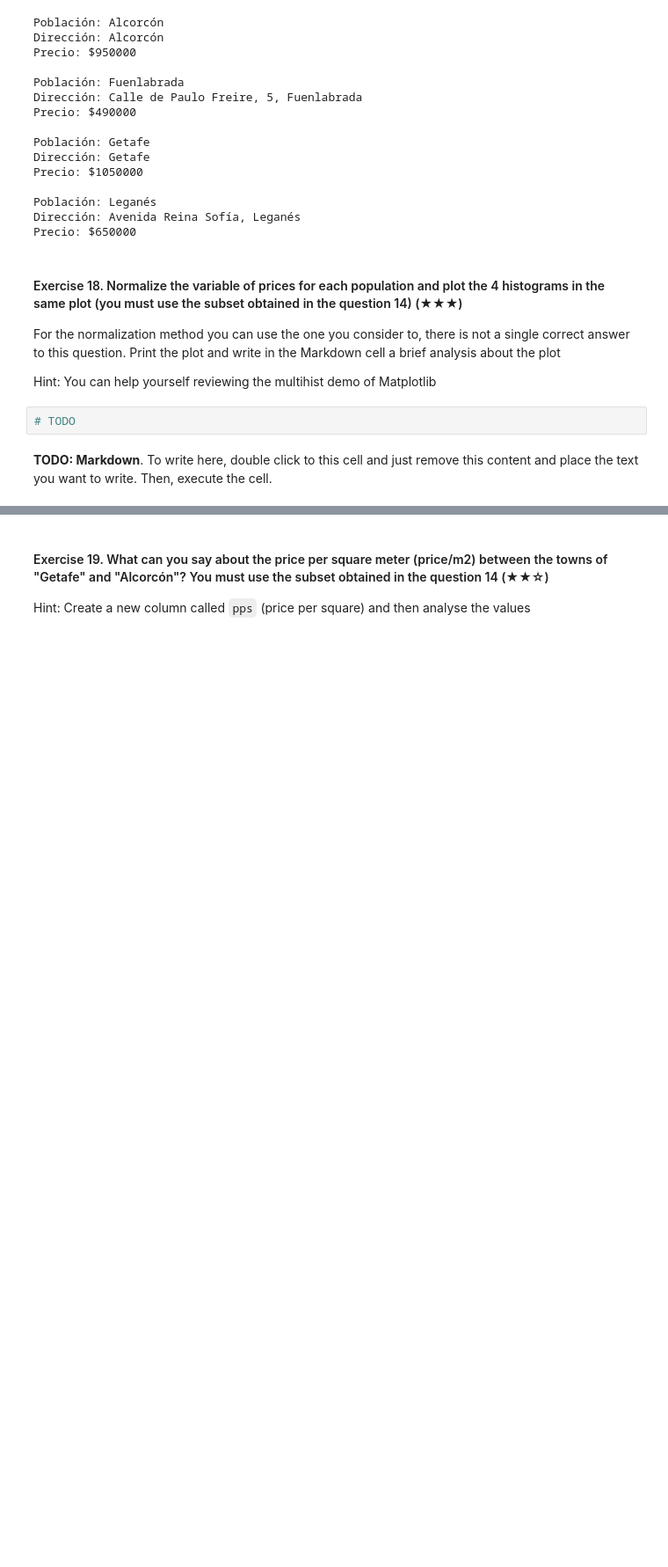
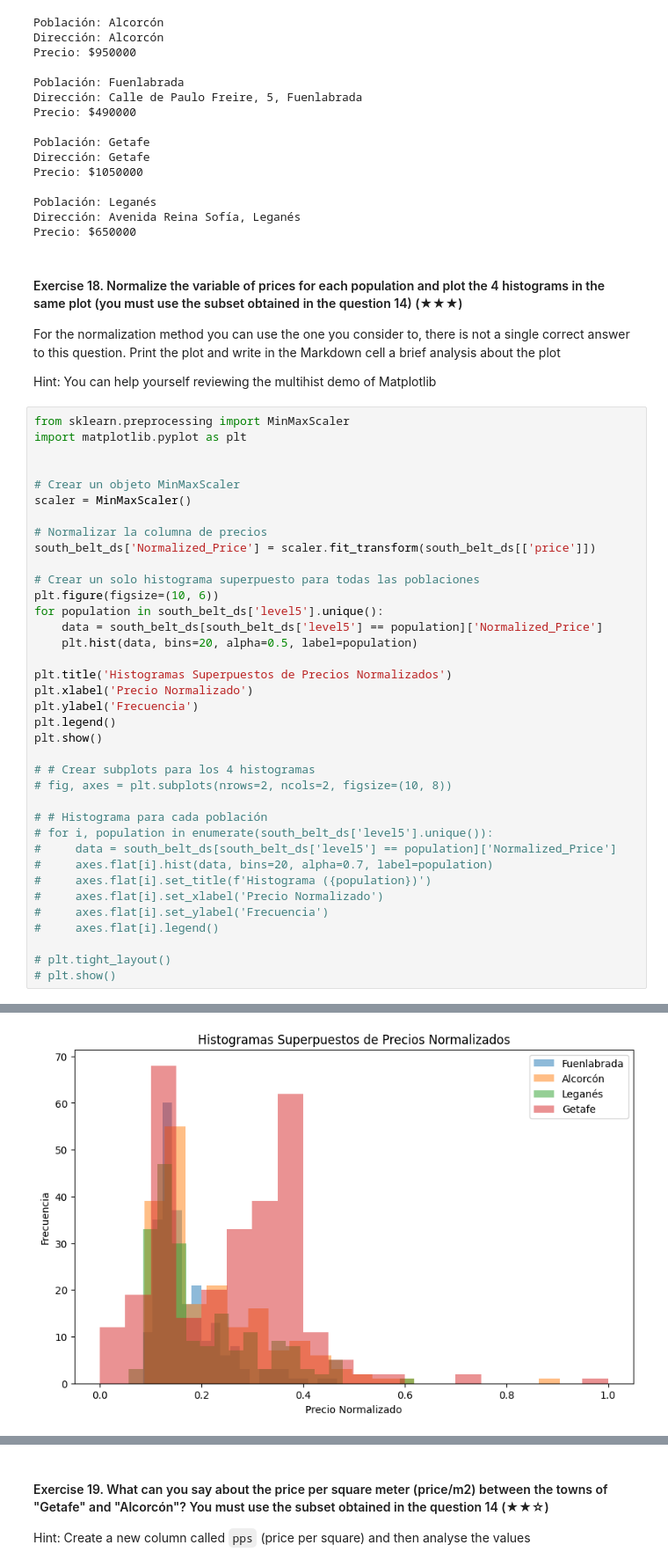
Before and after one commit to 4GeeksAcademy/luiscmilano-realestate-datacleanup-exercise, a Jupyter notebook: project.ipynb, the cells around one changed output, grey strips where cells are left out. Shown at 88% size. Cells and saved outputs as stored; diff of their text form; blank space fills up the shorter version.

```diff
--- a/project.ipynb
+++ b/project.ipynb
@@ -433,7 +433,41 @@ Precio: $650000
 For the normalization method you can use the one you consider to, there is not a single correct answer to this question. Print the plot and write in the Markdown cell a brief analysis about the plot
 
 Hint: You can help yourself reviewing the multihist demo of Matplotlib
-# %%
-# TODO
-# %% [markdown]
-**TODO: Markdown**. To write here, double click to this cell and just remove this content and place the text you want to write. Then, execute the cell.
+# %%
+from sklearn.preprocessing import MinMaxScaler
+import matplotlib.pyplot as plt
+
+
+# Crear un objeto MinMaxScaler
+scaler = MinMaxScaler()
+
+# Normalizar la columna de precios
+south_belt_ds['Normalized_Price'] = scaler.fit_transform(south_belt_ds[['price']])
+
+# Crear un solo histograma superpuesto para todas las poblaciones
+plt.figure(figsize=(10, 6))
+for population in south_belt_ds['level5'].unique():
+    data = south_belt_ds[south_belt_ds['level5'] == population]['Normalized_Price']
+    plt.hist(data, bins=20, alpha=0.5, label=population)
+
+plt.title('Histogramas Superpuestos de Precios Normalizados')
+plt.xlabel('Precio Normalizado')
+plt.ylabel('Frecuencia')
+plt.legend()
+plt.show()
+
+# # Crear subplots para los 4 histogramas
+# fig, axes = plt.subplots(nrows=2, ncols=2, figsize=(10, 8))
+
+# # Histograma para cada población
+# for i, population in enumerate(south_belt_ds['level5'].unique()):
+#     data = south_belt_ds[south_belt_ds['level5'] == population]['Normalized_Price']
+#     axes.flat[i].hist(data, bins=20, alpha=0.7, label=population)
+#     axes.flat[i].set_title(f'Histograma ({population})')
+#     axes.flat[i].set_xlabel('Precio Normalizado')
+#     axes.flat[i].set_ylabel('Frecuencia')
+#     axes.flat[i].legend()
+
+# plt.tight_layout()
+# plt.show()
+# %% [output]
@@ -439,0 +479 @@ Hint: You can help yourself reviewing the multihist demo of Matplotlib
+[figure, added]
```
Also changed, not shown: parts of 10 cells of this notebook.
